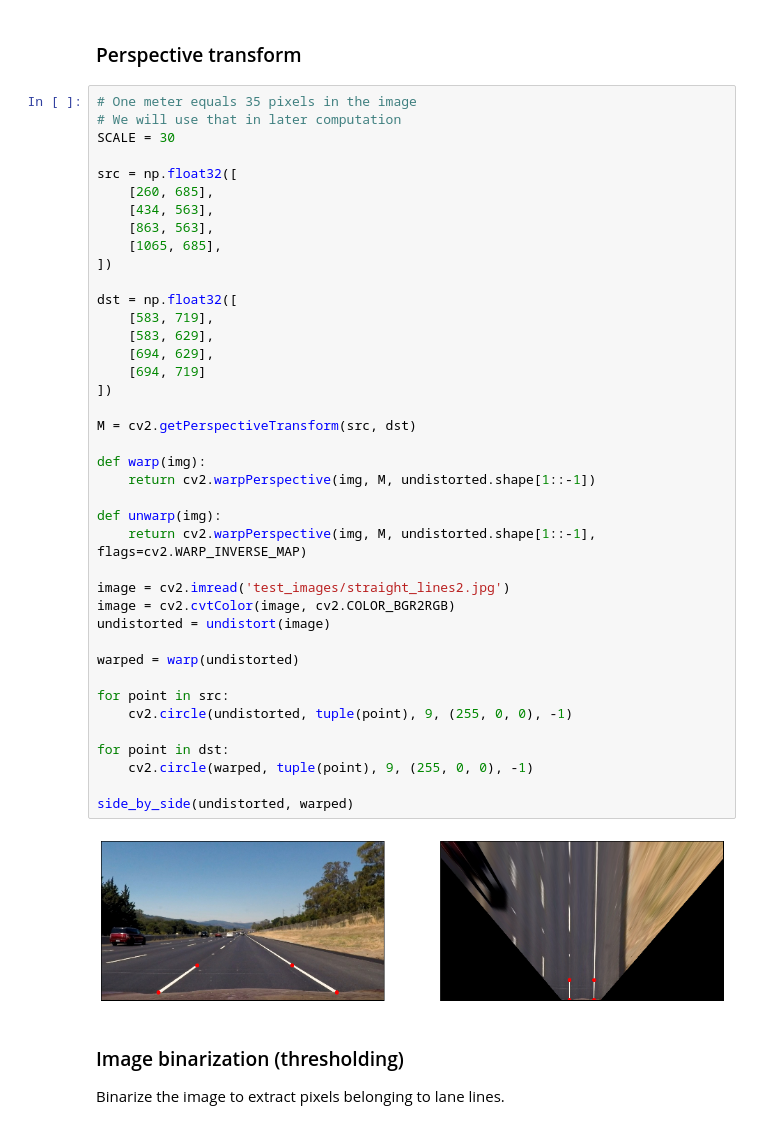
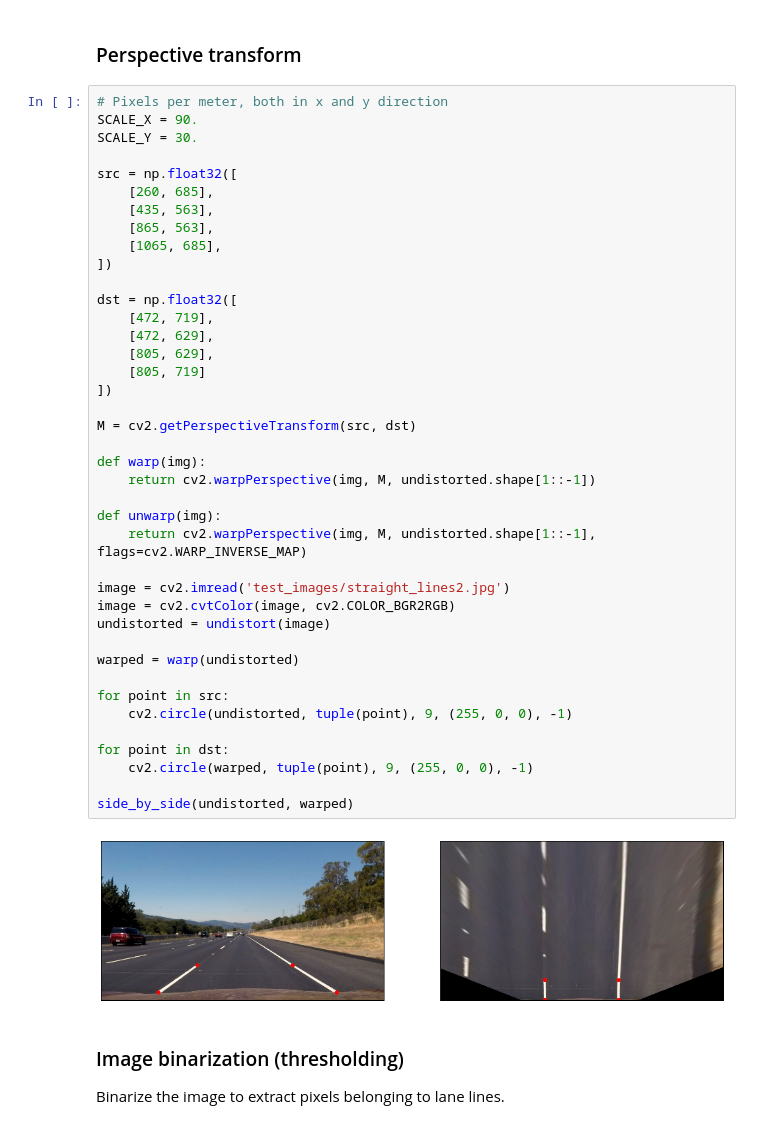
Before and after one commit to Goldob/CarND-Advanced-Lane-Lines, a Jupyter notebook: solution.ipynb, the cells around one changed output. Drawn from its saved outputs; the diff is of its cells as text.

```diff
--- a/solution.ipynb
+++ b/solution.ipynb
@@ -69,47 +69,47 @@ side_by_side(image, undistorted)
 # %% [markdown]
 ### Perspective transform
 # %%
-# One meter equals 35 pixels in the image
-# We will use that in later computation
-SCALE = 30
+# Pixels per meter, both in x and y direction
+SCALE_X = 90.
+SCALE_Y = 30.
 
 src = np.float32([
     [260, 685],
-    [434, 563],
-    [863, 563],
+    [435, 563],
+    [865, 563],
     [1065, 685],
 ])
 
 dst = np.float32([
-    [583, 719],
-    [583, 629],
-    [694, 629],
-    [694, 719]
+    [472, 719],
+    [472, 629],
+    [805, 629],
+    [805, 719]
 ])
 
 M = cv2.getPerspectiveTransform(src, dst)
 
 def warp(img):
     return cv2.warpPerspective(img, M, undistorted.shape[1::-1])
 
 def unwarp(img):
     return cv2.warpPerspective(img, M, undistorted.shape[1::-1], flags=cv2.WARP_INVERSE_MAP)
 
 image = cv2.imread('test_images/straight_lines2.jpg')
 image = cv2.cvtColor(image, cv2.COLOR_BGR2RGB)
 undistorted = undistort(image)
 
 warped = warp(undistorted)
 
 for point in src:
     cv2.circle(undistorted, tuple(point), 9, (255, 0, 0), -1)
 
 for point in dst:
     cv2.circle(warped, tuple(point), 9, (255, 0, 0), -1)
 
 side_by_side(undistorted, warped)
 # %% [output]
-[figure, old version]
+[figure, new version]
 # %% [markdown]
 ### Image binarization (thresholding)
 
```
Also changed, not shown: parts of 11 cells of this notebook.
